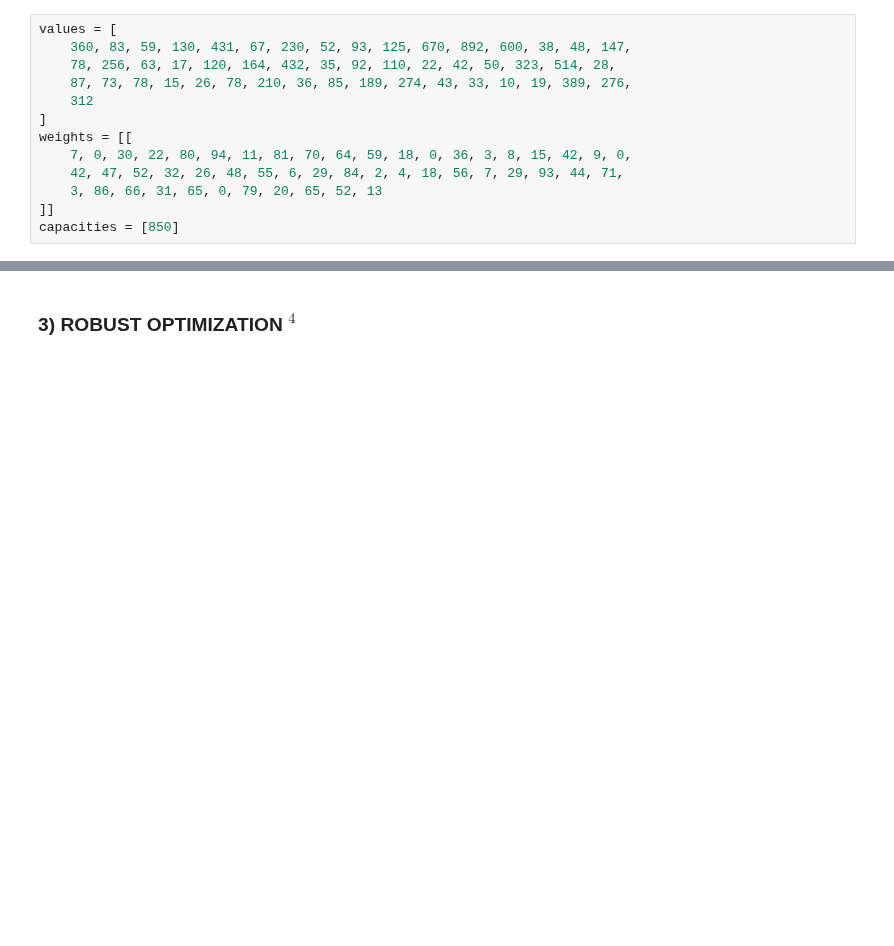
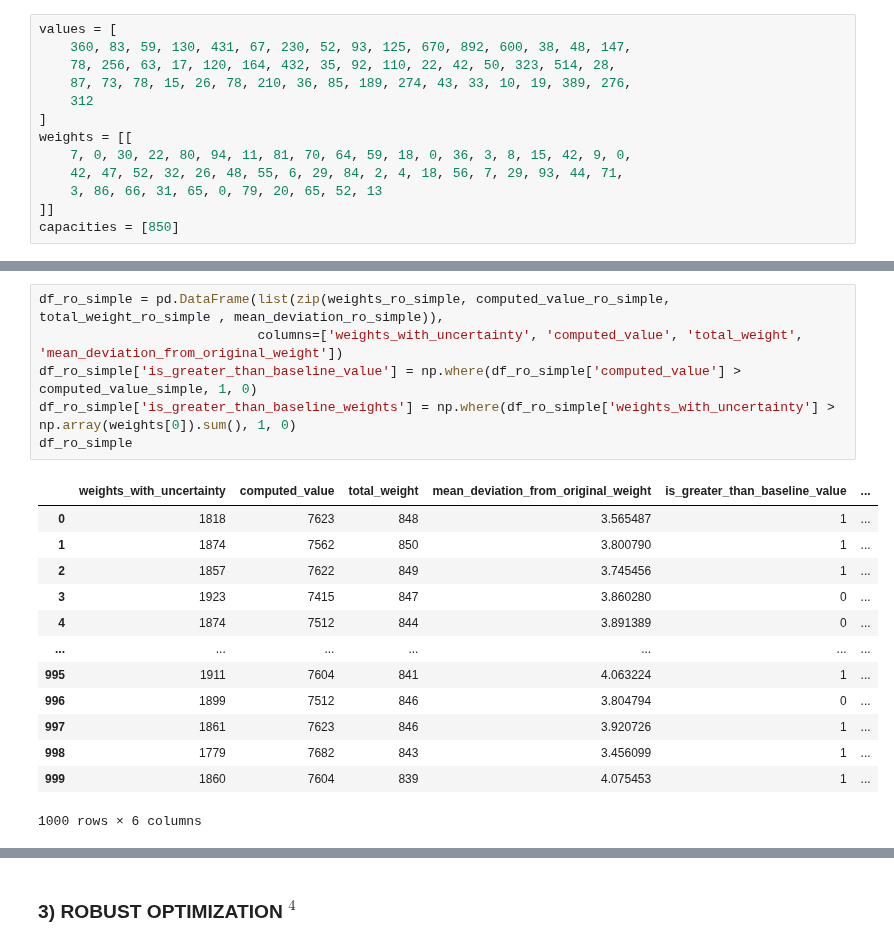
Before and after one commit to novialistiyani/ro-tutorial, a Jupyter notebook: ro_tutorial.ipynb, the cells around one changed output, grey strips where cells are left out. Saved outputs shown, nothing was run; the diff lists cells and outputs as text; blank space fills up the shorter version.

```diff
--- a/ro_tutorial.ipynb
+++ b/ro_tutorial.ipynb
@@ -97,0 +85,20 @@ plt.show()
+# %%
+df_ro_simple = pd.DataFrame(list(zip(weights_ro_simple, computed_value_ro_simple, total_weight_ro_simple , mean_deviation_ro_simple)),
+                            columns=['weights_with_uncertainty', 'computed_value', 'total_weight', 'mean_deviation_from_original_weight'])
+df_ro_simple['is_greater_than_baseline_value'] = np.where(df_ro_simple['computed_value'] > computed_value_simple, 1, 0)
+df_ro_simple['is_greater_than_baseline_weights'] = np.where(df_ro_simple['weights_with_uncertainty'] > np.array(weights[0]).sum(), 1, 0)
+df_ro_simple
+# %% [output]
+|  | weights_with_uncertainty | computed_value | total_weight | mean_deviation_from_original_weight | is_greater_than_baseline_value | ... |
+| 0 | 1818 | 7623 | 848 | 3.565487 | 1 | ... |
+| 1 | 1874 | 7562 | 850 | 3.800790 | 1 | ... |
+| 2 | 1857 | 7622 | 849 | 3.745456 | 1 | ... |
+| 3 | 1923 | 7415 | 847 | 3.860280 | 0 | ... |
+| 4 | 1874 | 7512 | 844 | 3.891389 | 0 | ... |
+| ... | ... | ... | ... | ... | ... | ... |
+| 995 | 1911 | 7604 | 841 | 4.063224 | 1 | ... |
+| 996 | 1899 | 7512 | 846 | 3.804794 | 0 | ... |
+| 997 | 1861 | 7623 | 846 | 3.920726 | 1 | ... |
+| 998 | 1779 | 7682 | 843 | 3.456099 | 1 | ... |
+| 999 | 1860 | 7604 | 839 | 4.075453 | 1 | ... |
+1000 rows × 6 columns
```
Also changed, not shown: parts of 29 cells of this notebook.
